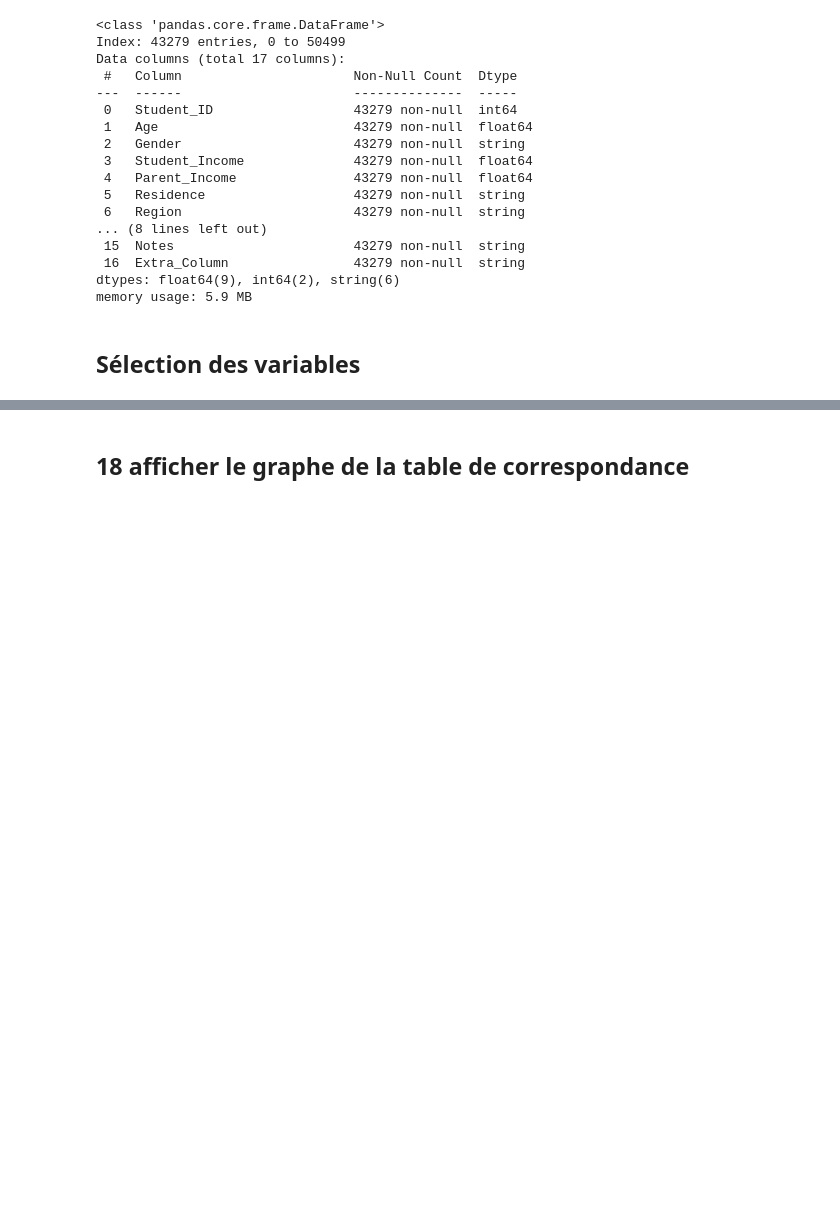
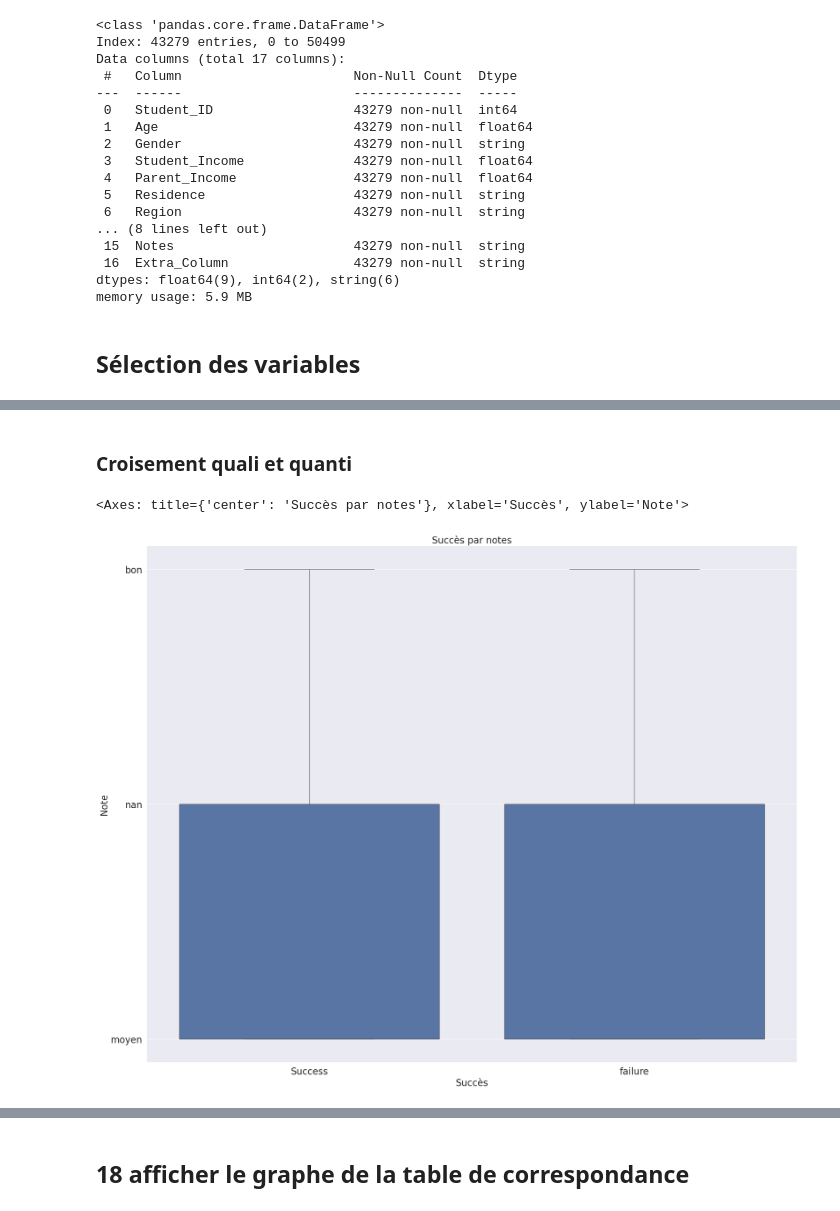
Before and after one commit to jabibamman/examen_ML_5_AL2, a Jupyter notebook: clustering_etudiant.ipynb, the cells around one changed output, grey strips where cells are left out. Drawn from its saved outputs; the diff is of its cells as text; code cells hidden in the pictures; blank space fills up the shorter version.

```diff
--- a/clustering_etudiant.ipynb
+++ b/clustering_etudiant.ipynb
@@ -252,0 +326,12 @@ table_corr
+# %% [markdown]
+### Croisement quali et quanti
+# %%
+plt.figure(figsize=(25, 20))
+sns.set(style="darkgrid", font_scale=1.8)
+plt.title("Succès par notes", fontsize=20)
+plt.xlabel("Succès", fontsize=20)
+plt.ylabel("Note", fontsize=20)
+sns.boxplot(x='Status', y='Notes', data=clean_data)
+# %% [output]
+<Axes: title={'center': 'Succès par notes'}, xlabel='Succès', ylabel='Note'>
+[figure, added]
```
Also changed, not shown: parts of 39 cells of this notebook.
